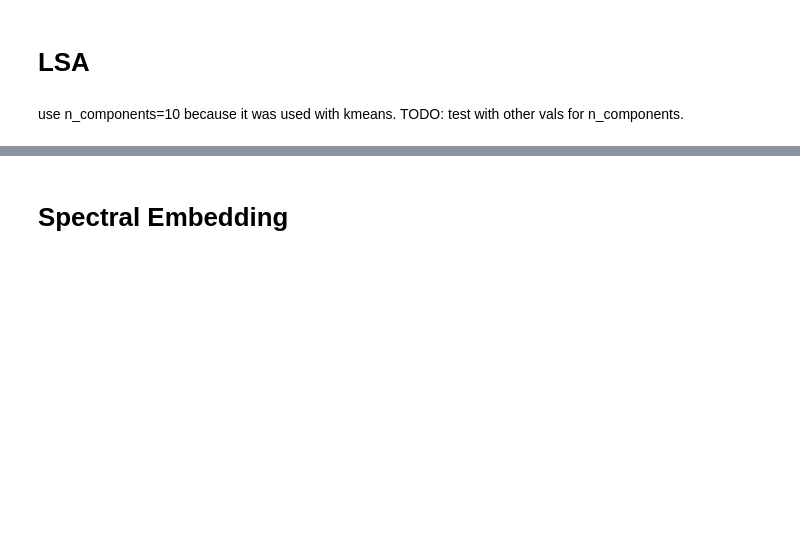
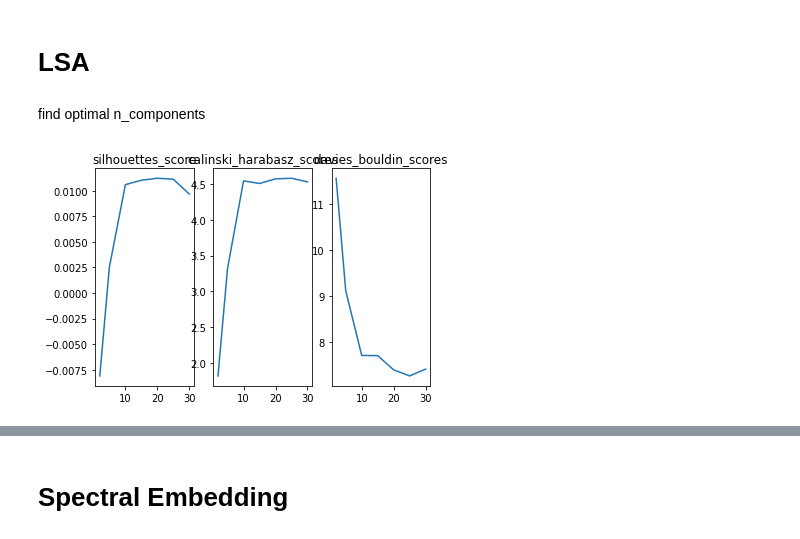
Before and after one commit to DonatJR/ita_ws20, a Jupyter notebook: notebooks/birch.ipynb, the cells around one changed output, grey strips where cells are left out. Saved outputs shown, nothing was run; the diff lists cells and outputs as text; code cells hidden in the pictures; blank space fills up the shorter version.

Commit message:
add find n_components and find_k

```diff
--- a/notebooks/birch.ipynb
+++ b/notebooks/birch.ipynb
@@ -241,5 +241,43 @@ def get_lsa_transformation(n_components, corpus):
     normalizer = Normalizer(copy=False)
     lsa = make_pipeline(svd, normalizer)
     return lsa.fit_transform(corpus),svd
-# %% [markdown]
-use n_components=10 because it was used with kmeans. TODO: test with other vals for n_components.
+# %% [markdown]
+find optimal n_components
+# %%
+def calc_scores_arr(corpus, model):
+    return metrics.silhouette_score(corpus, model.labels_, metric='euclidean'), metrics.calinski_harabasz_score(corpus, model.labels_), metrics.davies_bouldin_score(corpus, model.labels_)
+
+def calc_scores(corpus, model):
+    return calc_scores_arr(corpus.toarray(), model)
+
+def plot_scores(silhouettes_scores, calinski_harabasz_scores, davies_bouldin_scores, n):
+    fig, (ax1, ax2, ax3) = plt.subplots(1, 3)
+    ax1.plot(n, silhouettes_scores)
+    ax1.set_title('silhouettes_score')
+    ax2.plot(n, calinski_harabasz_scores, label="calinski_harabasz_scores")
+    ax2.set_title('calinski_harabasz_scores')
+    ax3.plot(n, davies_bouldin_scores, label="davies_bouldin_scores")
+    ax3.set_title('davies_bouldin_scores')
+    plt.show()
+
+
+def find_n_components_lsa():
+    n = [2,5,10,15,20,25,30]
+    silhouettes_scores = []
+    calinski_harabasz_scores = []
+    davies_bouldin_scores = []
+    for n_component in n:
+        X, svd = get_lsa_transformation(n_component, tfidf_corpus)
+        model_lsa = Birch(n_clusters=num_topics, threshold=0.014)
+        fit_model(model_lsa, X)
+        score = list(calc_scores(tfidf_corpus, model_lsa))
+
+        silhouettes_scores.append(score[0])
+        calinski_harabasz_scores.append(score[1])
+        davies_bouldin_scores.append(score[2])
+
+    plot_scores(silhouettes_scores, calinski_harabasz_scores, davies_bouldin_scores, n)
+# %%
+find_n_components_lsa()
+# %% [output]
+[figure, added]
```
Also changed, not shown: parts of 17 cells of this notebook, 3 other files.
